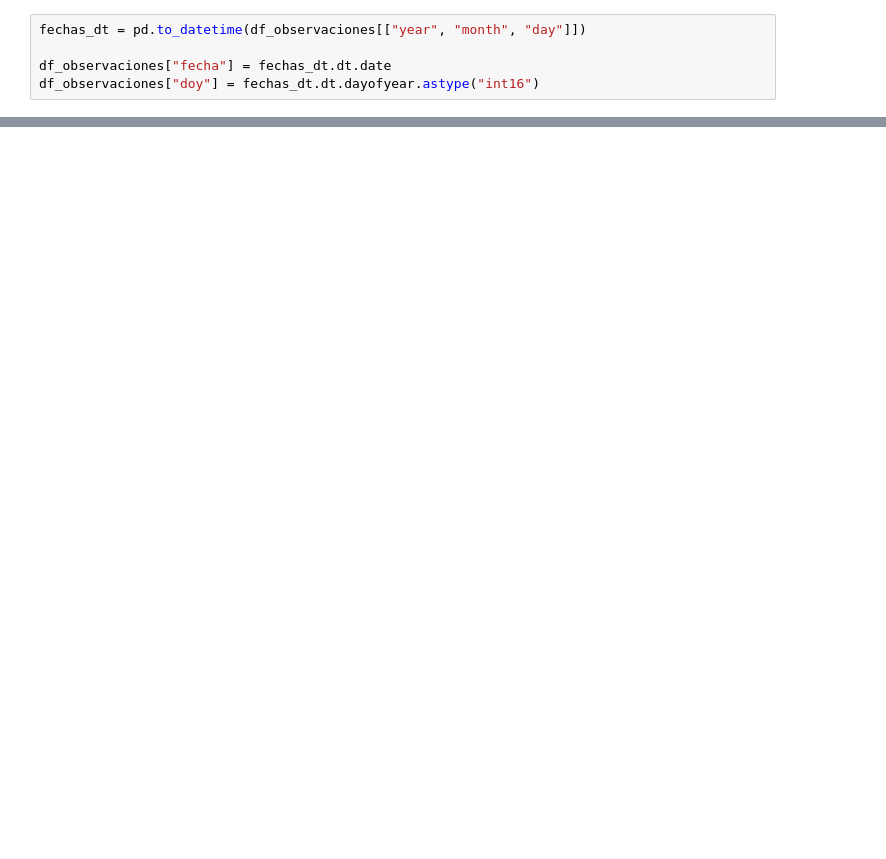
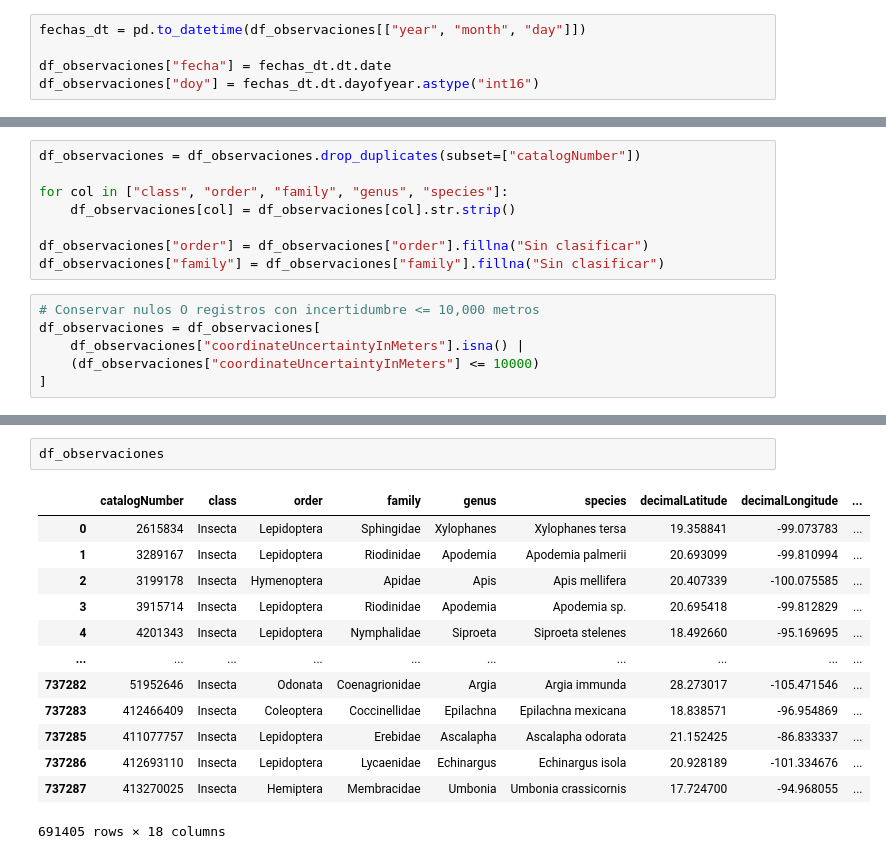
Before and after one commit to Sanchez-Abarca-Bryan-Jair/species-mexico, a Jupyter notebook: Tratamiento.ipynb, the cells around one changed output, grey strips where cells are left out. Cells and saved outputs as stored; diff of their text form; blank space fills up the shorter version.

```diff
--- a/Tratamiento.ipynb
+++ b/Tratamiento.ipynb
@@ -163,0 +177,14 @@ memory usage: 135.1+ MB
+# %%
+df_observaciones = df_observaciones.drop_duplicates(subset=["catalogNumber"])
+
+for col in ["class", "order", "family", "genus", "species"]:
+    df_observaciones[col] = df_observaciones[col].str.strip()
+
+df_observaciones["order"] = df_observaciones["order"].fillna("Sin clasificar")
+df_observaciones["family"] = df_observaciones["family"].fillna("Sin clasificar")
+# %%
+# Conservar nulos O registros con incertidumbre <= 10,000 metros
+df_observaciones = df_observaciones[
+    df_observaciones["coordinateUncertaintyInMeters"].isna() |
+    (df_observaciones["coordinateUncertaintyInMeters"] <= 10000)
+]
@@ -163,0 +259,16 @@ memory usage: 135.1+ MB
+# %%
+df_observaciones
+# %% [output]
+|  | catalogNumber | class | order | family | genus | species | decimalLatitude | decimalLongitude | ... |
+| 0 | 2615834 | Insecta | Lepidoptera | Sphingidae | Xylophanes | Xylophanes tersa | 19.358841 | -99.073783 | ... |
+| 1 | 3289167 | Insecta | Lepidoptera | Riodinidae | Apodemia | Apodemia palmerii | 20.693099 | -99.810994 | ... |
+| 2 | 3199178 | Insecta | Hymenoptera | Apidae | Apis | Apis mellifera | 20.407339 | -100.075585 | ... |
+| 3 | 3915714 | Insecta | Lepidoptera | Riodinidae | Apodemia | Apodemia sp. | 20.695418 | -99.812829 | ... |
+| 4 | 4201343 | Insecta | Lepidoptera | Nymphalidae | Siproeta | Siproeta stelenes | 18.492660 | -95.169695 | ... |
+| ... | ... | ... | ... | ... | ... | ... | ... | ... | ... |
+| 737282 | 51952646 | Insecta | Odonata | Coenagrionidae | Argia | Argia immunda | 28.273017 | -105.471546 | ... |
+| 737283 | 412466409 | Insecta | Coleoptera | Coccinellidae | Epilachna | Epilachna mexicana | 18.838571 | -96.954869 | ... |
+| 737285 | 411077757 | Insecta | Lepidoptera | Erebidae | Ascalapha | Ascalapha odorata | 21.152425 | -86.833337 | ... |
+| 737286 | 412693110 | Insecta | Lepidoptera | Lycaenidae | Echinargus | Echinargus isola | 20.928189 | -101.334676 | ... |
+| 737287 | 413270025 | Insecta | Hemiptera | Membracidae | Umbonia | Umbonia crassicornis | 17.724700 | -94.968055 | ... |
+691405 rows × 18 columns
```
Also changed, not shown: parts of 8 cells of this notebook.
